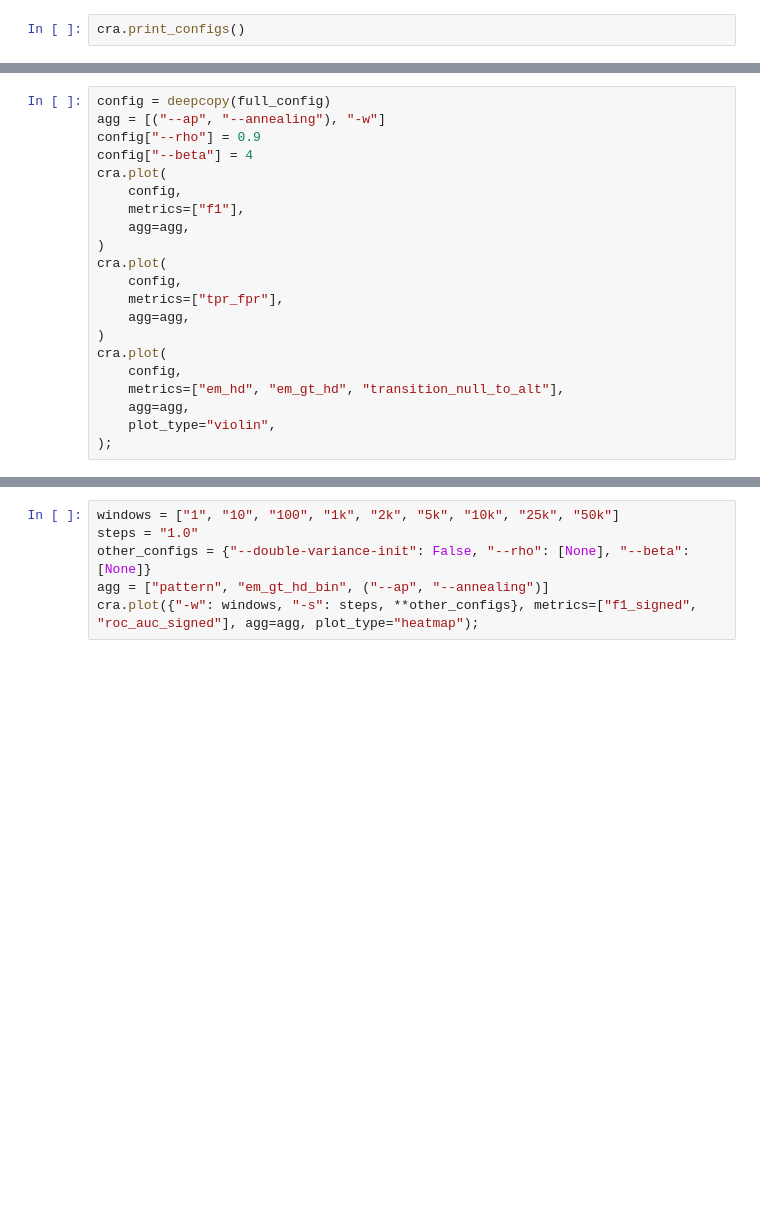
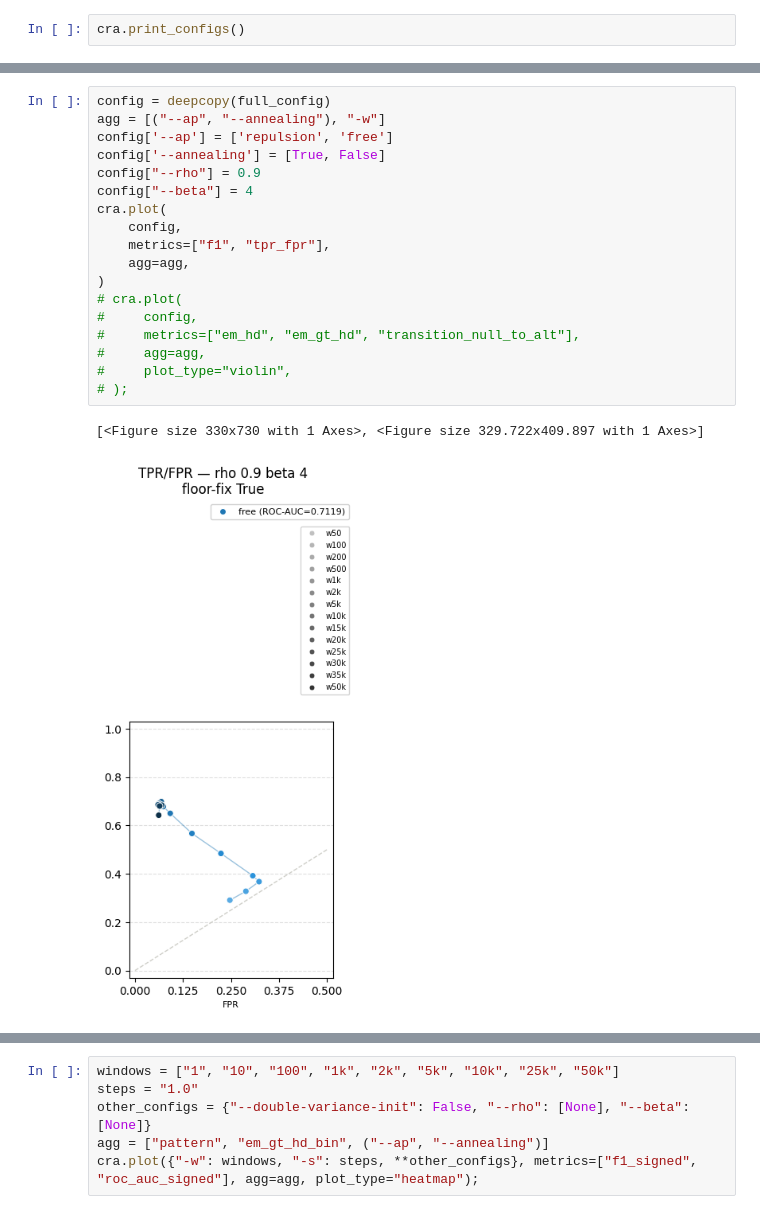
Before and after one commit to isaacangyu/phlag, a Jupyter notebook: bench/aggregate.ipynb, the cells around one changed output, grey strips where cells are left out. Saved outputs shown, nothing was run; the diff lists cells and outputs as text; blank space fills up the shorter version.

Commit message:
null region analysis

```diff
--- a/bench/aggregate.ipynb
+++ b/bench/aggregate.ipynb
@@ -485,21 +526,21 @@ cra.print_configs()
 # %%
 config = deepcopy(full_config)
 agg = [("--ap", "--annealing"), "-w"]
+config['--ap'] = ['repulsion', 'free']
+config['--annealing'] = [True, False]
 config["--rho"] = 0.9
 config["--beta"] = 4
 cra.plot(
     config,
-    metrics=["f1"],
+    metrics=["f1", "tpr_fpr"],
     agg=agg,
 )
-cra.plot(
-    config,
-    metrics=["tpr_fpr"],
-    agg=agg,
-)
-cra.plot(
-    config,
-    metrics=["em_hd", "em_gt_hd", "transition_null_to_alt"],
-    agg=agg,
-    plot_type="violin",
-);
+# cra.plot(
+#     config,
+#     metrics=["em_hd", "em_gt_hd", "transition_null_to_alt"],
+#     agg=agg,
+#     plot_type="violin",
+# );
+# %% [output]
+[<Figure size 330x730 with 1 Axes>, <Figure size 329.722x409.897 with 1 Axes>]
+[figure, added]
```
Also changed, not shown: parts of 16 cells of this notebook, 14 other files.
